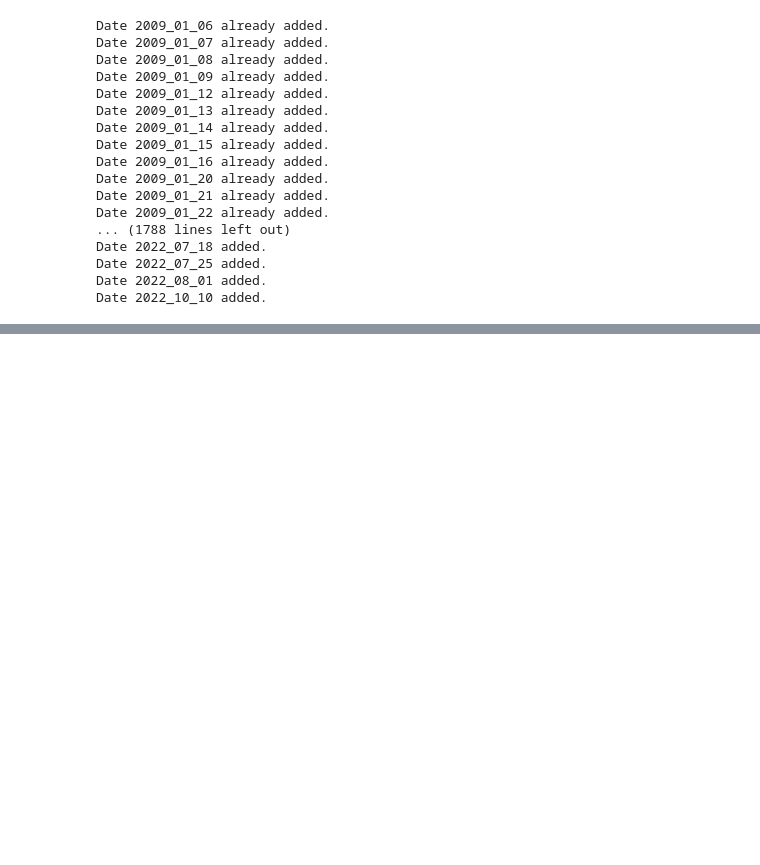
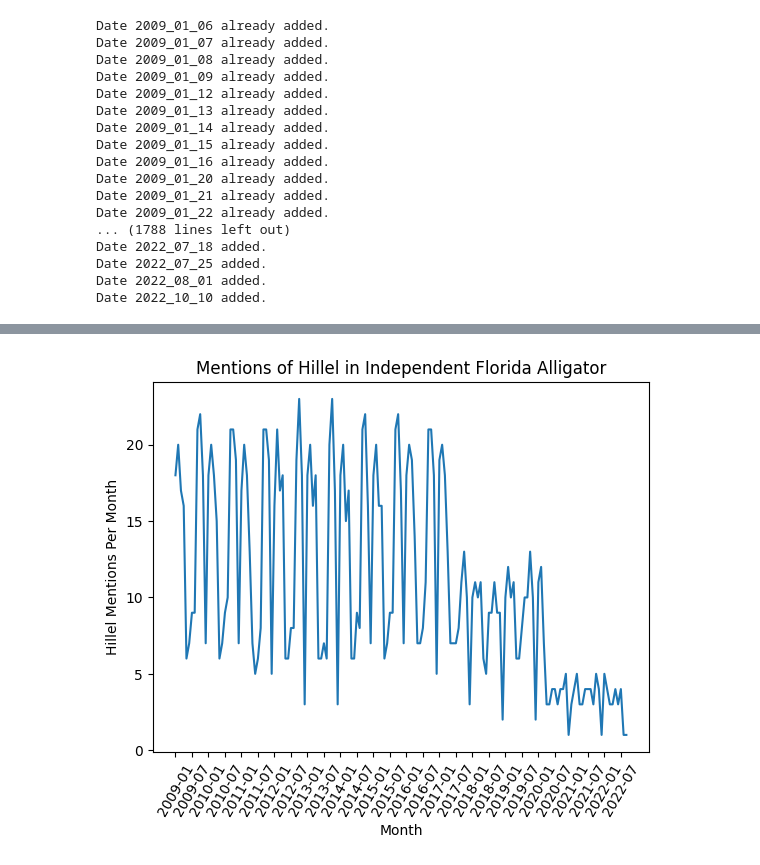
Before and after one commit to aLehav/Olami, a Jupyter notebook: UF.ipynb, the cells around one changed output, grey strips where cells are left out. Drawn from its saved outputs; the diff is of its cells as text; code cells hidden in the pictures; blank space fills up the shorter version.

```diff
--- a/UF.ipynb
+++ b/UF.ipynb
@@ -232,0 +159,14 @@ plt.show()
+# %%
+from helpers.graphers import monthly_grapher
+from helpers.queries import one_query
+
+directory = 'journal_data/txt/UF'
+
+monthly_grapher(directory=directory,
+                pipeline=[],
+                query=one_query,
+                y_label="Hillel Mentions Per Month",
+                title="Mentions of Hillel in Independent Florida Alligator",
+                save_path='figures/UF/UF_monthy_articles.png')
+# %% [output]
+[figure, added]
```
Also changed, not shown: parts of 6 cells of this notebook, 26 other files.
